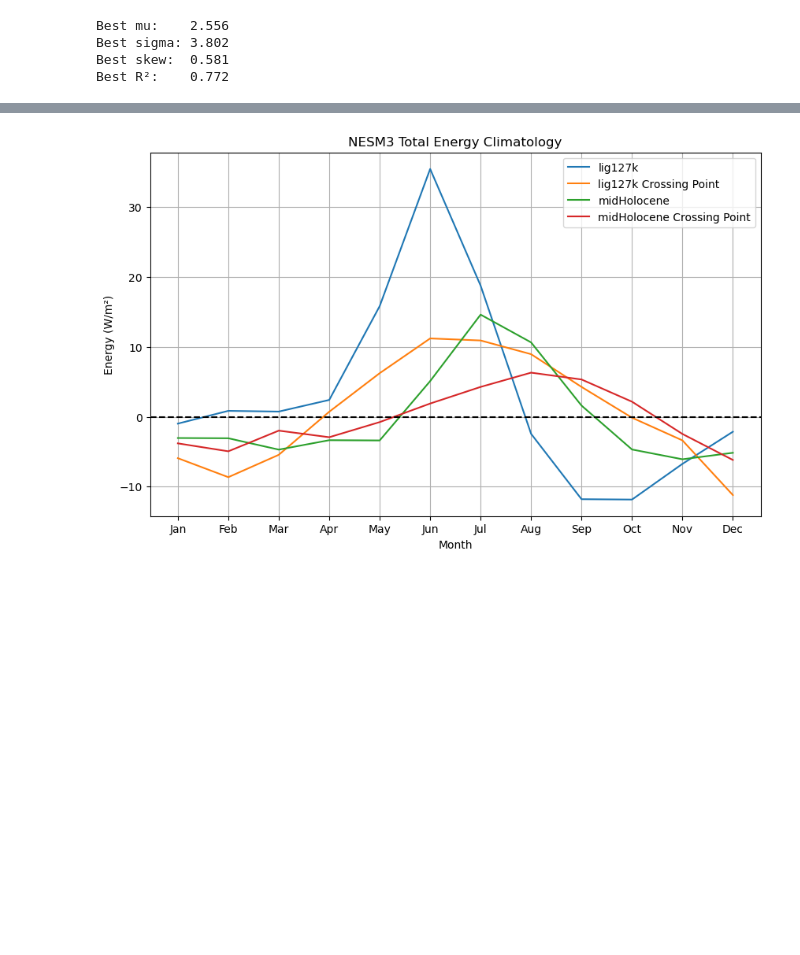
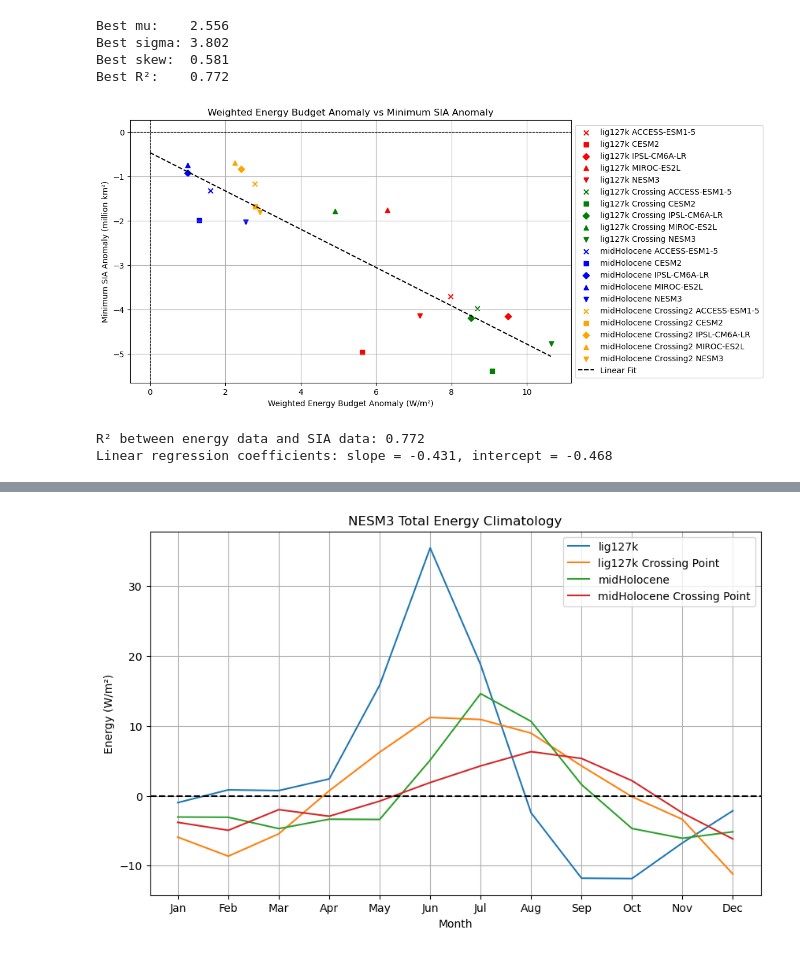
Before and after one commit to mattpollock100/FutureComparisons, a Jupyter notebook: 1pctCO2_EnergyBudget_single_model.ipynb, the cells around one changed output, grey strips where cells are left out. Saved outputs shown, nothing was run; the diff lists cells and outputs as text; code cells hidden in the pictures; blank space fills up the shorter version.

Commit message:
added observational comparisons ERA5 data

```diff
--- a/1pctCO2_EnergyBudget_single_model.ipynb
+++ b/1pctCO2_EnergyBudget_single_model.ipynb
@@ -1021,7 +1021,7 @@ Saving big dicts without cubes to reduce file size...
 Saving big dicts without cubes to reduce file size...
 Saving big dicts without cubes to reduce file size...
 # %%
-pickle_load = False
+pickle_load = True
 if pickle_load:
     def load_big_dict(path):
         with open(path, 'rb') as f:
@@ -1641,5 +1604,60 @@ Best sigma: 3.802
 Best skew:  0.581
 Best R²:    0.772
 # %%
-for var in control_big_dict[model]['clim'].keys():
-    print(var)
+anom_colors = ['red', 'green', 'blue', 'orange']
+model_markers = {
+    'ACCESS-ESM1-5': 'x',
+    'CESM2': 's',
+    'IPSL-CM6A-LR': 'D',
+    'MIROC-ES2L': '^',
+    'NESM3': 'v',
+    'MMM': 'o',
+}
+
+
+month_weights = skewed_gaussian_month_weights(mu=best_mu, sigma=best_sigma, skew=best_skew)
+
+#month_weights = np.ones(12) / 12
+
+energy_data_list = []
+sia_data_list = []
+
+plt.figure(figsize=(10,6))
+for big_dict, name, color in zip(anom_big_dict_list, anom_big_dict_names, anom_colors):
+    for model in big_dict.keys():
+        if model == 'MMM':
+            continue
+        #print(np.sum(big_dict[model]['anom_clim']['total_energy']))
+        #print(np.min(big_dict[model]['anom_clim']['siconc']))
+
+        energy_data = np.dot(month_weights, big_dict[model]['anom_clim'][energy_for_analysis].data)
+        #energy_data = np.max(big_dict[model]['anom_clim'][energy_for_analysis].data)
+        sia_data = np.min(big_dict[model]['anom_clim']['siconc'].data) / 1e14
+
+        energy_data_list.append(energy_data)
+        sia_data_list.append(sia_data)
+        plt.scatter(energy_data, sia_data, color=color, marker=model_markers[model], label=f'{name} {model}')
+#get linear fit for the data
+coefficients = np.polyfit(energy_data_list, sia_data_list, 1)
+linear_fit = np.poly1d(coefficients)
+x_fit = np.linspace(min(min(energy_data_list), 0), max(energy_data_list), 100)
+y_fit = linear_fit(x_fit)
+plt.plot(x_fit, y_fit, color='black', linestyle='--', label='Linear Fit')
+plt.xlabel('Weighted Energy Budget Anomaly (W/m²)')
+plt.ylabel('Minimum SIA Anomaly (million km²)')
+plt.title('Weighted Energy Budget Anomaly vs Minimum SIA Anomaly')
+plt.axhline(0, color='black', linestyle='--', linewidth=0.8)
+plt.axvline(0, color='black', linestyle='--', linewidth=0.8)
+#put legend outside of plot
+plt.legend(loc='center left', bbox_to_anchor=(1, 0.5))
+plt.grid()
+plt.show()
+
+r2 = np.corrcoef(energy_data_list, sia_data_list)[0, 1] ** 2
+print(f'R² between energy data and SIA data: {r2:.3f}')
+#print regression coefficients
+print(f'Linear regression coefficients: slope = {coefficients[0]:.3f}, intercept = {coefficients[1]:.3f}')
+# %% [output]
+[figure, added]
+R² between energy data and SIA data: 0.772
+Linear regression coefficients: slope = -0.431, intercept = -0.468
```
Also changed, not shown: parts of 21 cells of this notebook.
